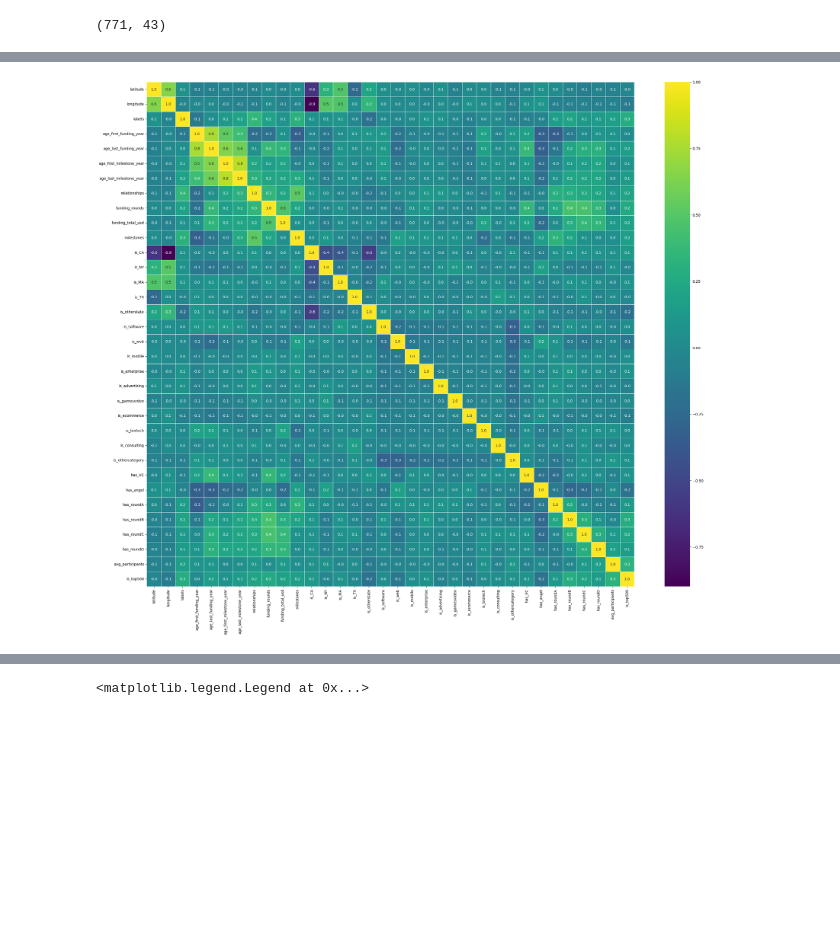
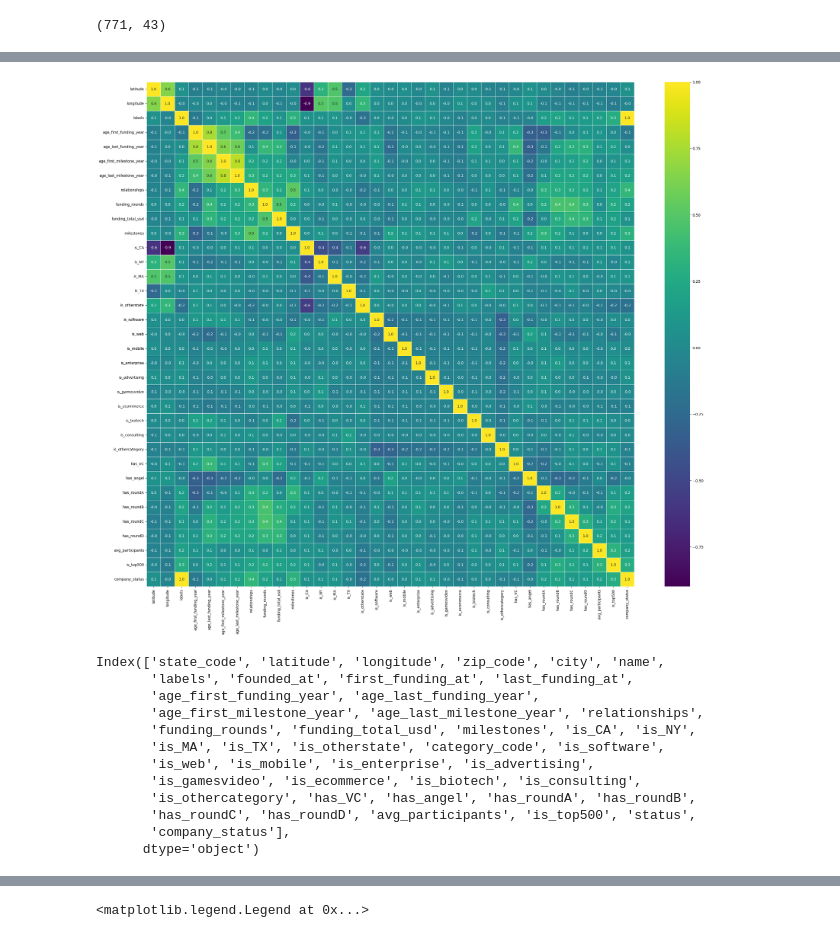
Before and after one commit to Meghamala/Startup_Success_Prediction, a Jupyter notebook: initial.ipynb, the cells around one changed output, grey strips where cells are left out. Saved outputs shown, nothing was run; the diff lists cells and outputs as text; code cells hidden in the pictures; blank space fills up the shorter version.

```diff
--- a/initial.ipynb
+++ b/initial.ipynb
@@ -363,8 +381,24 @@ print(new_df.shape)
 # %%
-df_numeric = new_df.select_dtypes(include=['number'])
+#df_numeric = new_df.select_dtypes(include=['number'])
+numeric=['int8', 'int16', 'int32', 'int64', 'float16', 'float32', 'float64']
+df_numeric=new_df.select_dtypes(include=numeric)
 
 plt.figure(figsize = (30, 25))
 sns.heatmap(df_numeric.corr(),annot = True, cmap = 'viridis', linewidth = 0.5, fmt = '.1f')
 plt.show()
+
+new_df.columns
 # %% [output]
-[figure, old version]
+[figure, new version]
+Index(['state_code', 'latitude', 'longitude', 'zip_code', 'city', 'name',
+       'labels', 'founded_at', 'first_funding_at', 'last_funding_at',
+       'age_first_funding_year', 'age_last_funding_year',
+       'age_first_milestone_year', 'age_last_milestone_year', 'relationships',
+       'funding_rounds', 'funding_total_usd', 'milestones', 'is_CA', 'is_NY',
+       'is_MA', 'is_TX', 'is_otherstate', 'category_code', 'is_software',
+       'is_web', 'is_mobile', 'is_enterprise', 'is_advertising',
+       'is_gamesvideo', 'is_ecommerce', 'is_biotech', 'is_consulting',
+       'is_othercategory', 'has_VC', 'has_angel', 'has_roundA', 'has_roundB',
+       'has_roundC', 'has_roundD', 'avg_participants', 'is_top500', 'status',
+       'company_status'],
+      dtype='object')
```
Also changed, not shown: parts of 22 cells of this notebook.
